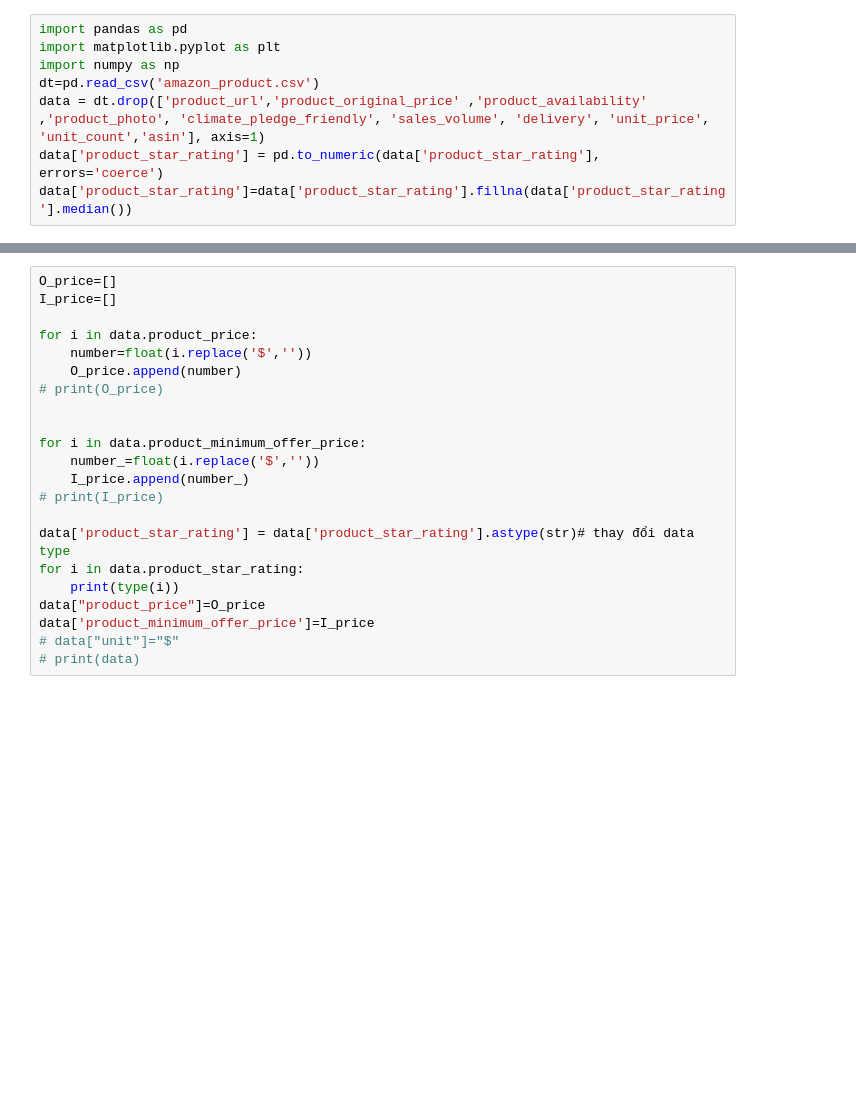
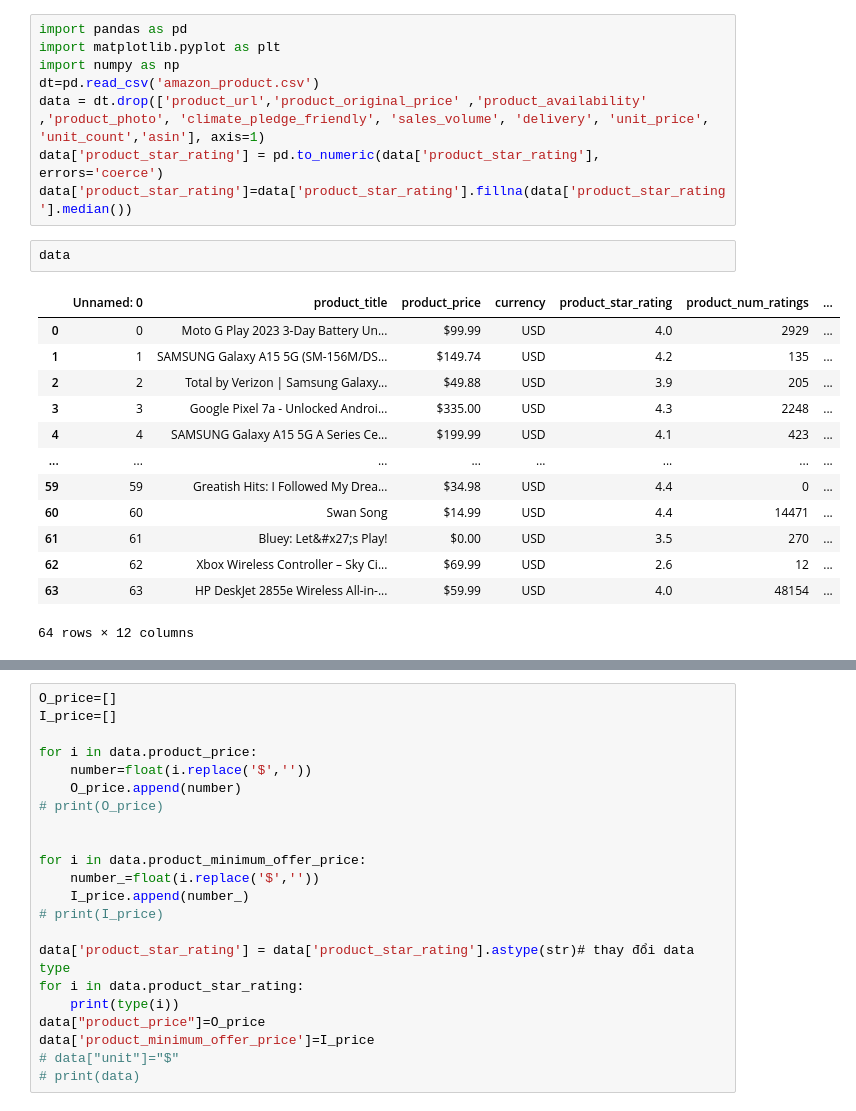
Before and after one commit to GiaKhanh-LVC/First-Data-Science, a Jupyter notebook: Amazon-Product/Diagrams.ipynb, the cells around one changed output, grey strips where cells are left out. Saved outputs shown, nothing was run; the diff lists cells and outputs as text; blank space fills up the shorter version.

```diff
--- a/Amazon-Product/Diagrams.ipynb
+++ b/Amazon-Product/Diagrams.ipynb
@@ -6,3 +6,19 @@ dt=pd.read_csv('amazon_product.csv')
 data = dt.drop(['product_url','product_original_price' ,'product_availability' ,'product_photo', 'climate_pledge_friendly', 'sales_volume', 'delivery', 'unit_price', 'unit_count','asin'], axis=1)
 data['product_star_rating'] = pd.to_numeric(data['product_star_rating'], errors='coerce')
 data['product_star_rating']=data['product_star_rating'].fillna(data['product_star_rating'].median())
+# %%
+data
+# %% [output]
+|  | Unnamed: 0 | product_title | product_price | currency | product_star_rating | product_num_ratings | ... |
+| 0 | 0 | Moto G Play 2023 3-Day Battery Un... | $99.99 | USD | 4.0 | 2929 | ... |
+| 1 | 1 | SAMSUNG Galaxy A15 5G (SM-156M/DS... | $149.74 | USD | 4.2 | 135 | ... |
+| 2 | 2 | Total by Verizon | Samsung Galaxy... | $49.88 | USD | 3.9 | 205 | ... |
+| 3 | 3 | Google Pixel 7a - Unlocked Androi... | $335.00 | USD | 4.3 | 2248 | ... |
+| 4 | 4 | SAMSUNG Galaxy A15 5G A Series Ce... | $199.99 | USD | 4.1 | 423 | ... |
+| ... | ... | ... | ... | ... | ... | ... | ... |
+| 59 | 59 | Greatish Hits: I Followed My Drea... | $34.98 | USD | 4.4 | 0 | ... |
+| 60 | 60 | Swan Song | $14.99 | USD | 4.4 | 14471 | ... |
+| 61 | 61 | Bluey: Let&#x27;s Play! | $0.00 | USD | 3.5 | 270 | ... |
+| 62 | 62 | Xbox Wireless Controller – Sky Ci... | $69.99 | USD | 2.6 | 12 | ... |
+| 63 | 63 | HP DeskJet 2855e Wireless All-in-... | $59.99 | USD | 4.0 | 48154 | ... |
+64 rows × 12 columns
```
Also changed, not shown: parts of 2 cells of this notebook.
